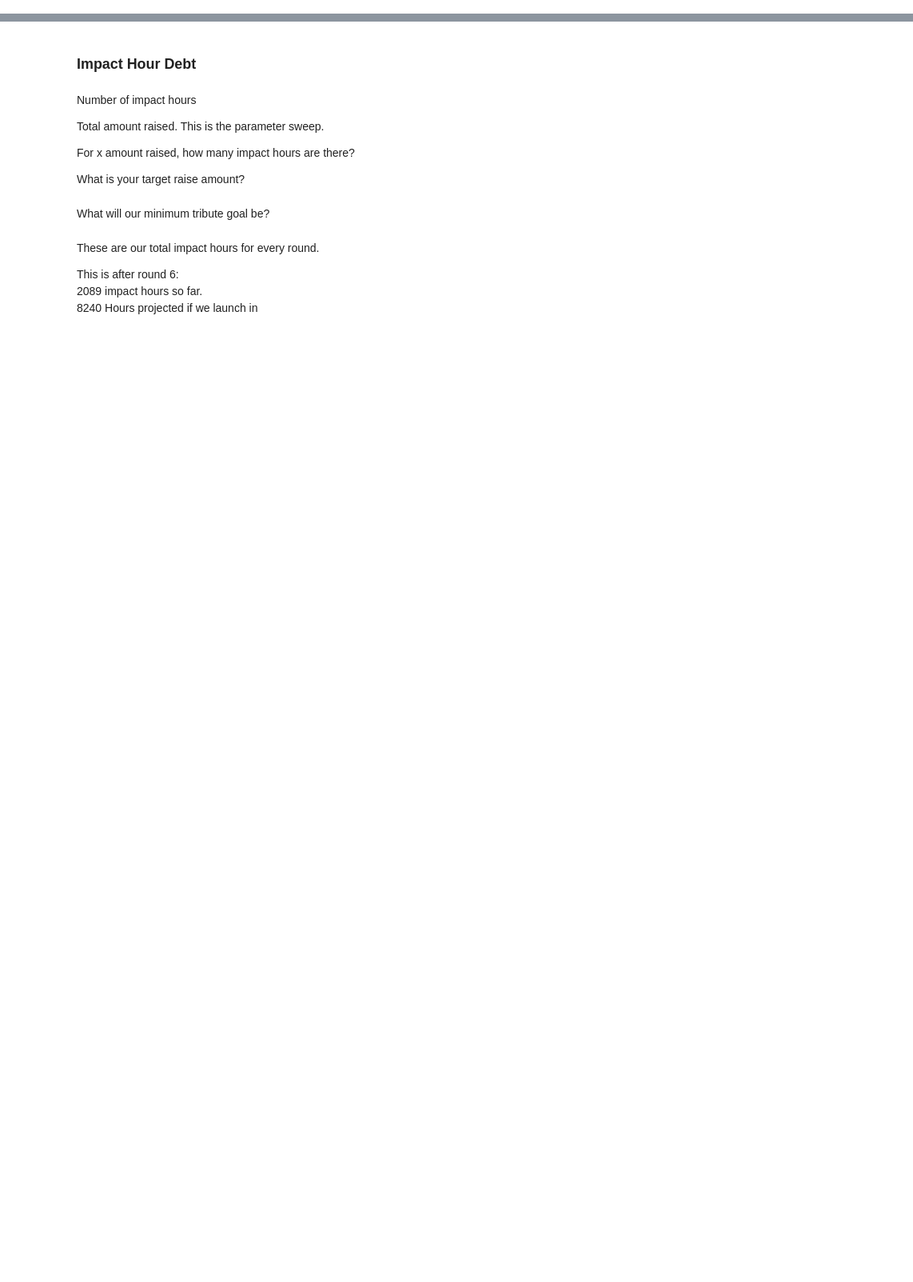
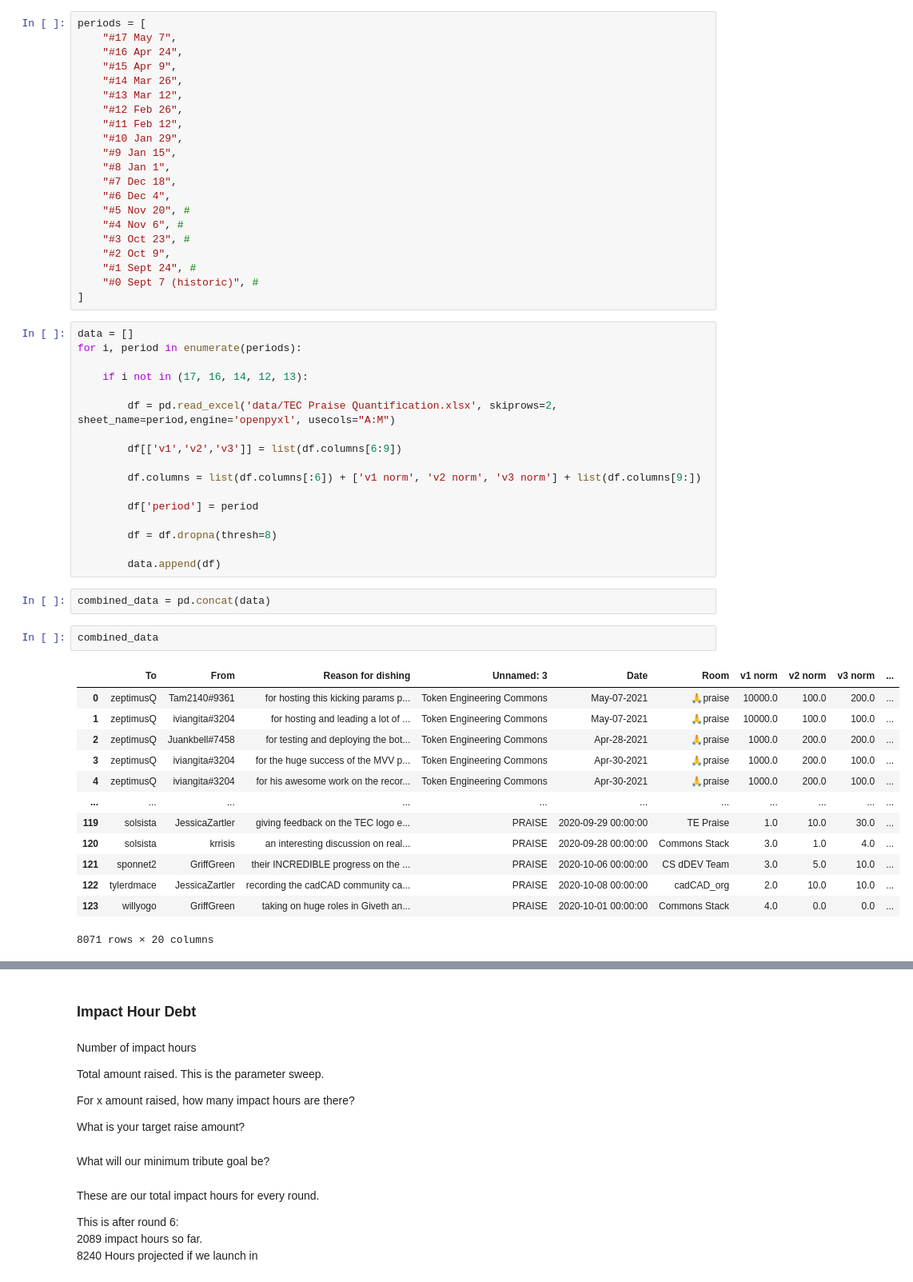
Before and after one commit to CommonsBuild/praiseanalysis, a Jupyter notebook: impact-hours.ipynb, the cells around one changed output, grey strips where cells are left out. Shown at 80% size. Cells and saved outputs as stored; diff of their text form; blank space fills up the shorter version.

```diff
--- a/impact-hours.ipynb
+++ b/impact-hours.ipynb
@@ -0,0 +1,56 @@
+# %%
+periods = [
+    "#17 May 7",
+    "#16 Apr 24",
+    "#15 Apr 9",
+    "#14 Mar 26",
+    "#13 Mar 12",
+    "#12 Feb 26",
+    "#11 Feb 12",
+    "#10 Jan 29",
+    "#9 Jan 15",
+    "#8 Jan 1",
+    "#7 Dec 18",
+    "#6 Dec 4",
+    "#5 Nov 20", #
+    "#4 Nov 6", #
+    "#3 Oct 23", #
+    "#2 Oct 9",
+    "#1 Sept 24", #
+    "#0 Sept 7 (historic)", #
+]
+# %%
+data = []
+for i, period in enumerate(periods):
+
+    if i not in (17, 16, 14, 12, 13):
+
+        df = pd.read_excel('data/TEC Praise Quantification.xlsx', skiprows=2, sheet_name=period,engine='openpyxl', usecols="A:M")
+
+        df[['v1','v2','v3']] = list(df.columns[6:9])
+
+        df.columns = list(df.columns[:6]) + ['v1 norm', 'v2 norm', 'v3 norm'] + list(df.columns[9:])
+
+        df['period'] = period
+
+        df = df.dropna(thresh=8)
+
+        data.append(df)
+# %%
+combined_data = pd.concat(data)
+# %%
+combined_data
+# %% [output]
+|  | To | From | Reason for dishing | Unnamed: 3 | Date | Room | v1 norm | v2 norm | v3 norm | ... |
+| 0 | zeptimusQ | Tam2140#9361 | for hosting this kicking params p... | Token Engineering Commons | May-07-2021 | 🙏praise | 10000.0 | 100.0 | 200.0 | ... |
+| 1 | zeptimusQ | iviangita#3204 | for hosting and leading a lot of ... | Token Engineering Commons | May-07-2021 | 🙏praise | 10000.0 | 100.0 | 100.0 | ... |
+| 2 | zeptimusQ | Juankbell#7458 | for testing and deploying the bot... | Token Engineering Commons | Apr-28-2021 | 🙏praise | 1000.0 | 200.0 | 200.0 | ... |
+| 3 | zeptimusQ | iviangita#3204 | for the huge success of the MVV p... | Token Engineering Commons | Apr-30-2021 | 🙏praise | 1000.0 | 200.0 | 100.0 | ... |
+| 4 | zeptimusQ | iviangita#3204 | for his awesome work on the recor... | Token Engineering Commons | Apr-30-2021 | 🙏praise | 1000.0 | 200.0 | 100.0 | ... |
+| ... | ... | ... | ... | ... | ... | ... | ... | ... | ... | ... |
+| 119 | solsista | JessicaZartler | giving feedback on the TEC logo e... | PRAISE | 2020-09-29 00:00:00 | TE Praise | 1.0 | 10.0 | 30.0 | ... |
+| 120 | solsista | krrisis | an interesting discussion on real... | PRAISE | 2020-09-28 00:00:00 | Commons Stack | 3.0 | 1.0 | 4.0 | ... |
+| 121 | sponnet2 | GriffGreen | their INCREDIBLE progress on the ... | PRAISE | 2020-10-06 00:00:00 | CS dDEV Team | 3.0 | 5.0 | 10.0 | ... |
+| 122 | tylerdmace | JessicaZartler | recording the cadCAD community ca... | PRAISE | 2020-10-08 00:00:00 | cadCAD_org | 2.0 | 10.0 | 10.0 | ... |
+| 123 | willyogo | GriffGreen | taking on huge roles in Giveth an... | PRAISE | 2020-10-01 00:00:00 | Commons Stack | 4.0 | 0.0 | 0.0 | ... |
+8071 rows × 20 columns
```
Also changed, not shown: parts of 10 cells of this notebook, 2 other files.
